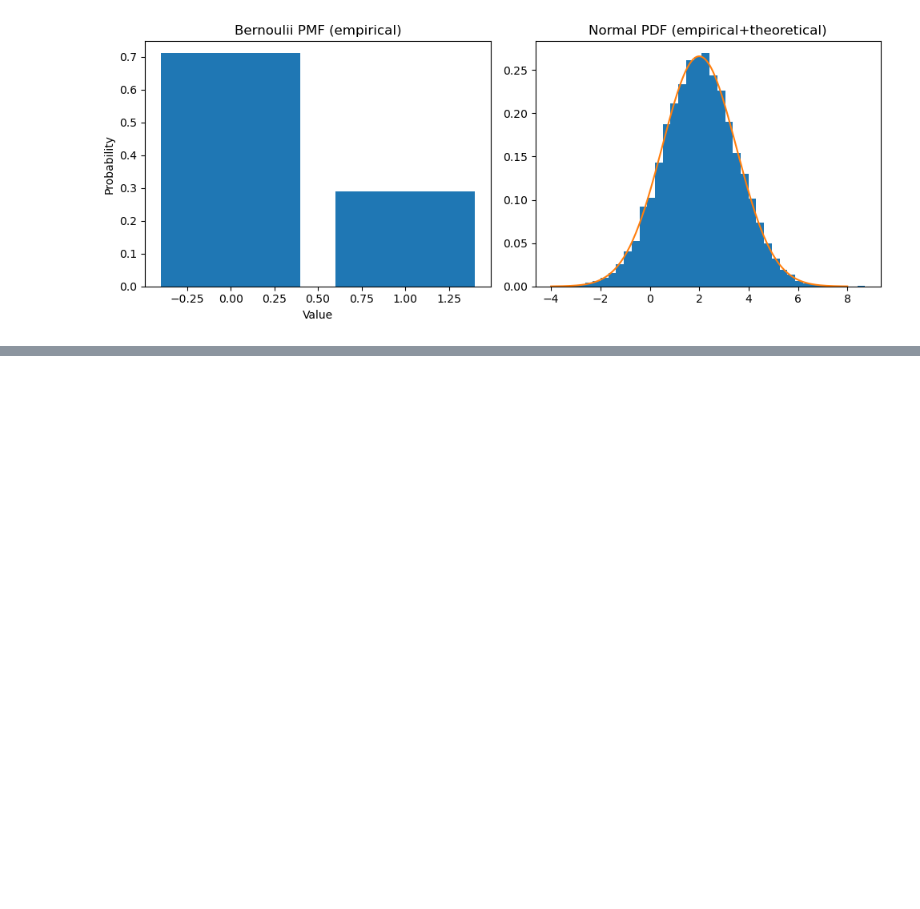
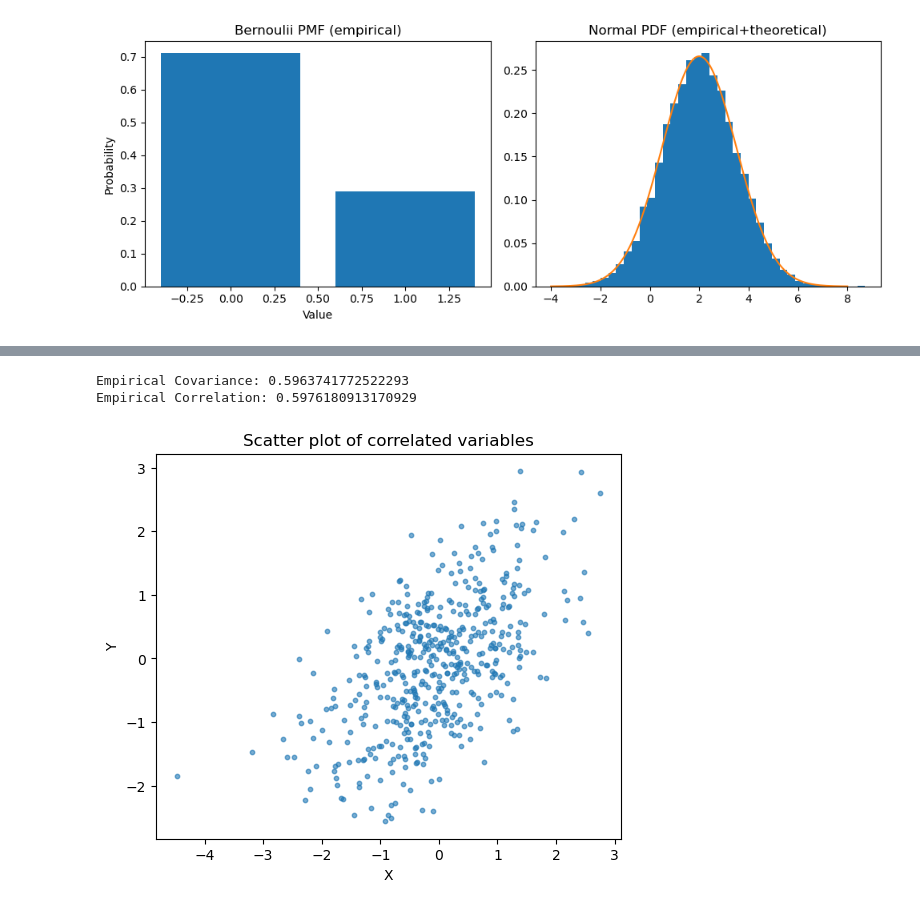
Before and after one commit to Coder-Amlan-for-College/MLC, a Jupyter notebook: Chapter 5.ipynb, the cells around one changed output, grey strips where cells are left out. Saved outputs shown, nothing was run; the diff lists cells and outputs as text; code cells hidden in the pictures; blank space fills up the shorter version.

```diff
--- a/Chapter 5.ipynb
+++ b/Chapter 5.ipynb
@@ -42,0 +116,21 @@ plt.show()
+# %%
+# Simulate correlated variables using covariance matrix
+mean = [0,0]
+cov = [[1.0,0.6],[0.6,1.0]]
+samples = np.random.multivariate_normal(mean,cov,size=5000)
+x = samples[:,0]
+y = samples[:,1]
+
+print("Empirical Covariance:",np.cov(x,y)[0,1])
+print("Empirical Correlation:",np.corrcoef(x,y)[0,1])
+
+#Scatter Plot
+plt.figure(figsize=(6,5))
+plt.scatter(x[:500],y[:500],s=10, alpha=0.6)
+plt.title("Scatter plot of correlated variables")
+plt.xlabel("X");plt.ylabel("Y")
+plt.show()
+# %% [output]
+Empirical Covariance: 0.5963741772522293
+Empirical Correlation: 0.5976180913170929
+[figure, added]
```
Also changed, not shown: parts of 16 cells of this notebook, 1 other file.
